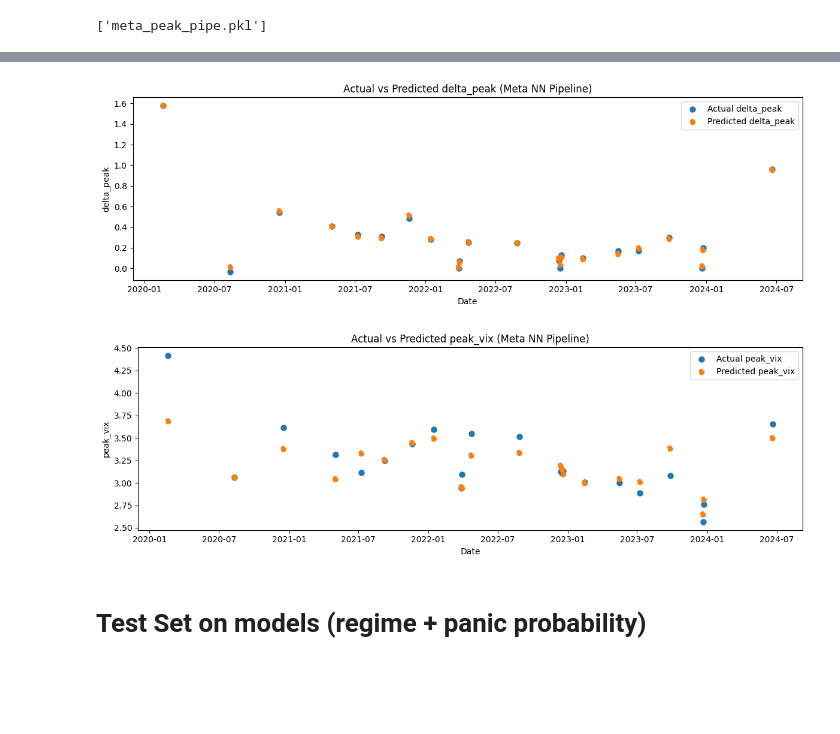
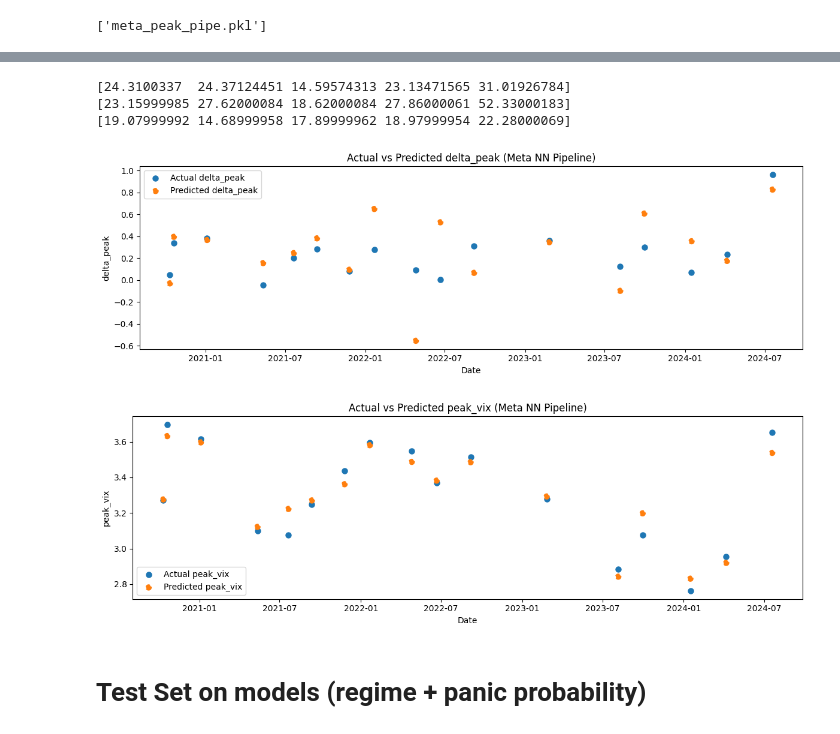
Before and after one commit to DylanSuniaga/VIXNLP, a Jupyter notebook: finnhub_news/macro_analysis.ipynb, the cells around one changed output, grey strips where cells are left out. Saved outputs shown, nothing was run; the diff lists cells and outputs as text; code cells hidden in the pictures; blank space fills up the shorter version.

```diff
--- a/finnhub_news/macro_analysis.ipynb
+++ b/finnhub_news/macro_analysis.ipynb
@@ -152,2 +336,0 @@ df = df.drop(columns=['date'])
-# %%
-df = df.drop(columns=['summary_max', 'summary_pos_count', 'headline_max', 'overall_max', 'shock_pos'])
@@ -203,5 +384,5 @@ test_df.tail()
 # %%
-percentile_markov = 0.001
+percentile_markov = 0.08
 # %%
 transition_matrix, results, df_model = macro_utils.regime_t_markov_model(X, y, df_model, k=2, percentile=percentile_markov)
 # %%
@@ -1081,6 +1288,7 @@ print(top_features)
 # %%
 top_features.append('sentiment_dominance_std_7d')
 top_features.append('headline_min')
+top_features.append('shock_neg_std_5d')
 # %% [markdown]
 # XGBoost
 # %%
@@ -1387,13 +1624,13 @@ y_peak       = arc_df_with_nn["peak_vix"]
 meta_delta_pipe = Pipeline([
     ("scale_meta", StandardScaler()),
     ("meta_nn", MLPRegressor(
-        hidden_layer_sizes=(25, 29),
+        hidden_layer_sizes=(25, 27),
         activation='tanh',
         solver="adam",
         max_iter=10_000,
         random_state=38,
         batch_size=3,
-        alpha=0.7,
+        alpha=0.6,
         early_stopping=True
     ))
 ])
@@ -1404,7 +1641,7 @@ joblib.dump(meta_delta_pipe, "meta_delta_pipe.pkl")
 meta_peak_pipe = Pipeline([
     ("scale_meta", StandardScaler()),
     ("meta_nn", MLPRegressor(
-        hidden_layer_sizes=(13, 21),
+        hidden_layer_sizes=(7,18),
         activation="tanh",
         solver="adam",
         max_iter=10_000,
@@ -1478,3 +1784,11 @@ Feature names unseen at fit time:
+# %%
+print(np.exp(y_pred_peak))
+print(np.exp(y_peak_test.values))
+print(np.exp(X_meta_peak_test['vix0'].values))
+# %% [output]
+[24.3100337  24.37124451 14.59574313 23.13471565 31.01926784]
+[23.15999985 27.62000084 18.62000084 27.86000061 52.33000183]
+[19.07999992 14.68999958 17.89999962 18.97999954 22.28000069]
 # %%
 # 1) EXACTLY the same meta‐feature lists as in training
 excluded = {"peak_vix", "delta_peak", "T_up", "T_half", 'spike5d'}
@@ -1484,44 +1798,37 @@ meta_features_delta = [
     if col not in excluded and (col.startswith("nn_") or col.startswith("xgb_delta_peak"))
 ]
 meta_features_peak = [
     col for col in arc_df_with_nn.columns
     if col not in excluded and col.startswith("nn_")
 ]
 
-# 2) Build X & y
-dates        = arc_df_with_nn.index
-X_meta_delta = arc_df_with_nn[meta_features_delta].values
-y_true_delta = arc_df_with_nn["delta_peak"].values
-X_meta_peak  = arc_df_with_nn[meta_features_peak].values
-y_true_peak  = arc_df_with_nn["peak_vix"].values
-
 # 3) Load the full pipelines you trained & saved
 delta_pipe = joblib.load("meta_delta_pipe.pkl")
 peak_pipe  = joblib.load("meta_peak_pipe.pkl")
 
 # 4) Predict (scaling happens automatically inside the pipeline)
 y_pred_delta = delta_pipe.predict(X_meta_delta)
 y_pred_peak  = peak_pipe.predict(X_meta_peak)
 
 # 5) Plot exactly as before...
 import matplotlib.pyplot as plt
 
 plt.figure(figsize=(12, 4))
-plt.scatter(dates, y_true_delta, label="Actual delta_peak", linewidth=1.5)
+plt.scatter(dates, y_delta, label="Actual delta_peak", linewidth=1.5)
 plt.scatter(dates, y_pred_delta, label="Predicted delta_peak", linestyle="--", linewidth=1.5)
 plt.title("Actual vs Predicted delta_peak (Meta NN Pipeline)")
 plt.xlabel("Date"); plt.ylabel("delta_peak")
 plt.legend(); plt.tight_layout(); plt.show()
 
 plt.figure(figsize=(12, 4))
-plt.scatter(dates, y_true_peak, label="Actual peak_vix", linewidth=1.5)
+plt.scatter(dates, y_peak, label="Actual peak_vix", linewidth=1.5)
 plt.scatter(dates, y_pred_peak, label="Predicted peak_vix", linestyle="--", linewidth=1.5)
 plt.title("Actual vs Predicted peak_vix (Meta NN Pipeline)")
 plt.xlabel("Date"); plt.ylabel("peak_vix")
 plt.legend(); plt.tight_layout(); plt.show()
 # %% [output]
-[figure, old version]
+[figure, new version]
-[figure, old version]
+[figure, new version]
 # %% [markdown]
 # Test Set on models (regime + panic probability)
 # %%
```
Also changed, not shown: parts of 147 cells of this notebook, 4 other files.
